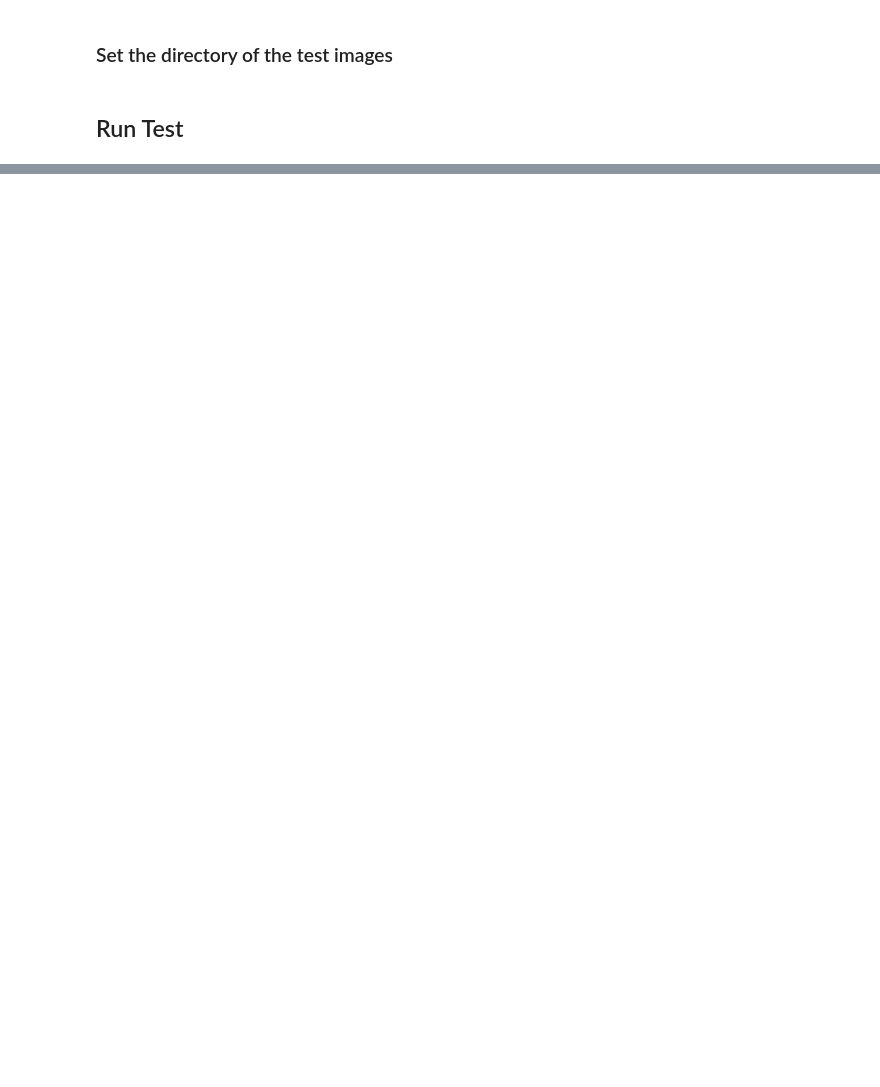
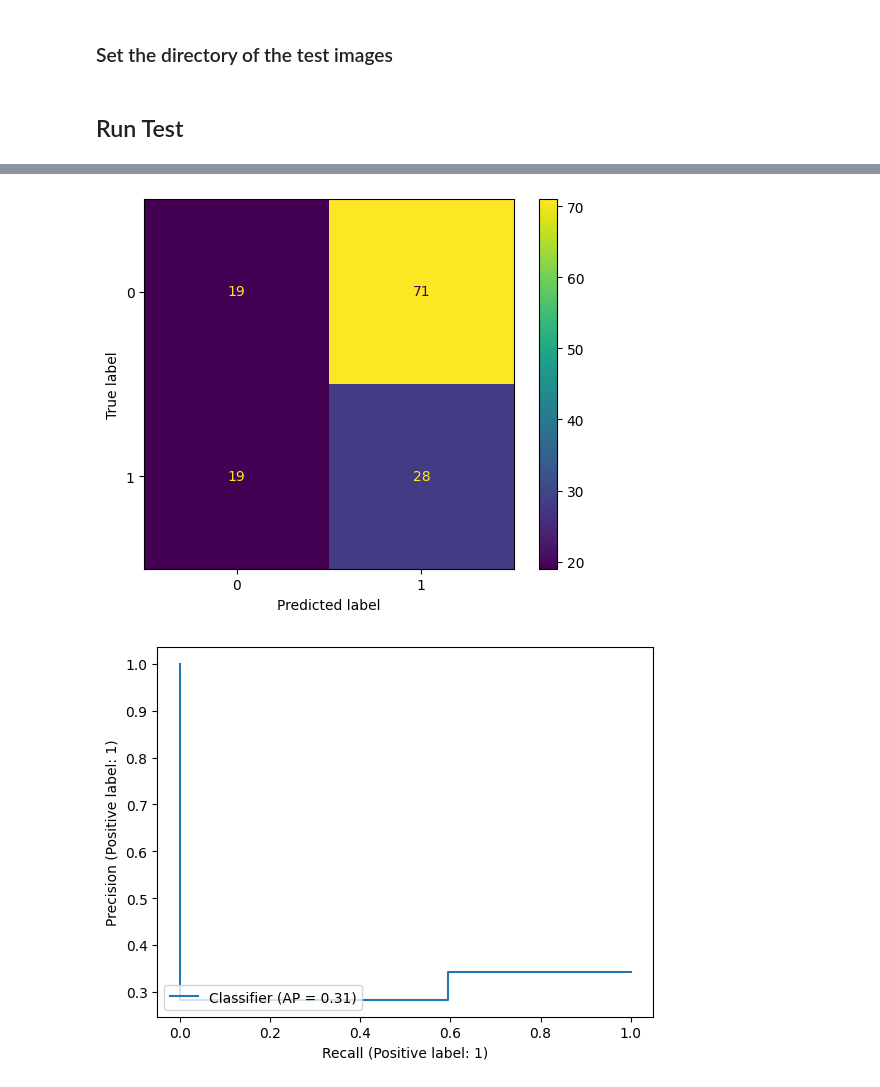
Before and after one commit to 23jmo/opthollm, a Jupyter notebook: 3 - Zero Shot Classification Results.ipynb, the cells around one changed output, grey strips where cells are left out. Saved outputs shown, nothing was run; the diff lists cells and outputs as text; code cells hidden in the pictures; blank space fills up the shorter version.

```diff
--- a/3 - Zero Shot Classification Results.ipynb
+++ b/3 - Zero Shot Classification Results.ipynb
@@ -275,0 +347,64 @@ for num in range(3):
+# %%
+data_dir = "bard_zero_shot_data_prompt1.csv"
+
+zero_shot_data = pd.read_csv(data_dir)
+
+zero_shot_data = zero_shot_data[zero_shot_data['Diagnosis'] != 2]
+
+y_pred = zero_shot_data['Diagnosis']
+y_true = zero_shot_data['Ground Truth']
+
+metrics.ConfusionMatrixDisplay.from_predictions(y_true, y_pred)
+plt.show()
+metrics.PrecisionRecallDisplay.from_predictions(y_true, y_pred)
+plt.show()
+
+tn, fp, fn, tp = metrics.confusion_matrix(y_true, y_pred).ravel()
+
+specificity = tn / (tn+fp)
+
+prec = tp/(tp+fp)
+
+rec = tp/(tp+fn)
+
+npv = tn/(fn + tn)
+
+accuracy = metrics.accuracy_score(y_true, y_pred)
+
+precision, recall, _ = metrics.precision_recall_curve(y_true, y_pred)
+prc = metrics.PrecisionRecallDisplay(precision=precision, recall=recall)
+prc.plot()
+plt.show()
+
+metrics.RocCurveDisplay.from_predictions(y_true, y_pred)
+plt.show()
+
+
+roc = metrics.roc_curve(y_true, y_pred)
+auroc = metrics.roc_auc_score(y_true, y_pred)
+auprc = metrics.average_precision_score(y_true, y_pred)
+
+f1_score = metrics.f1_score(y_true, y_pred)
+
+zero_shot_metrics = {
+                    'name' : 'prompt1',
+                    'accuracy': accuracy,
+                    'precision': prec,
+                    'recall': rec,
+                    'auroc': auroc,
+                    'auprc': auprc,
+                    'f1_score': f1_score,
+                    'tn:': tn,
+                    'fp': fp,
+                    'fn': fn,
+                    'tp': tp,
+                    'negative predictive value': npv,
+                    'specificity': specificity,
+                    }
+
+zero_shot_metrics_df = pd.DataFrame(zero_shot_metrics, index=[0])
+metrics_output_dir = "bard_zero_shot_metrics_prompt1.csv"
+zero_shot_metrics_df.to_csv(metrics_output_dir)
+# %% [output]
+[figure, added]
+[figure, added]
```
Also changed, not shown: parts of 9 cells of this notebook, 1 other file.
